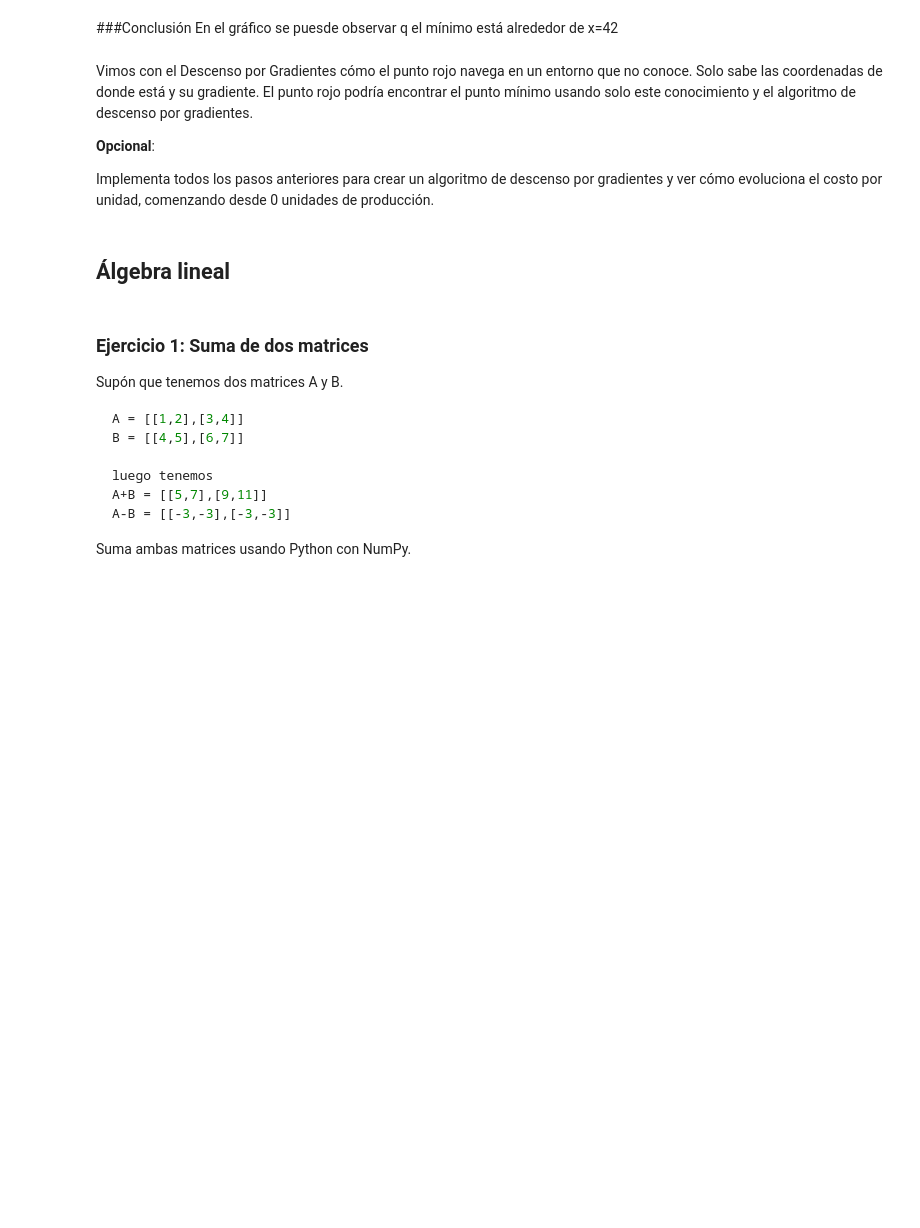
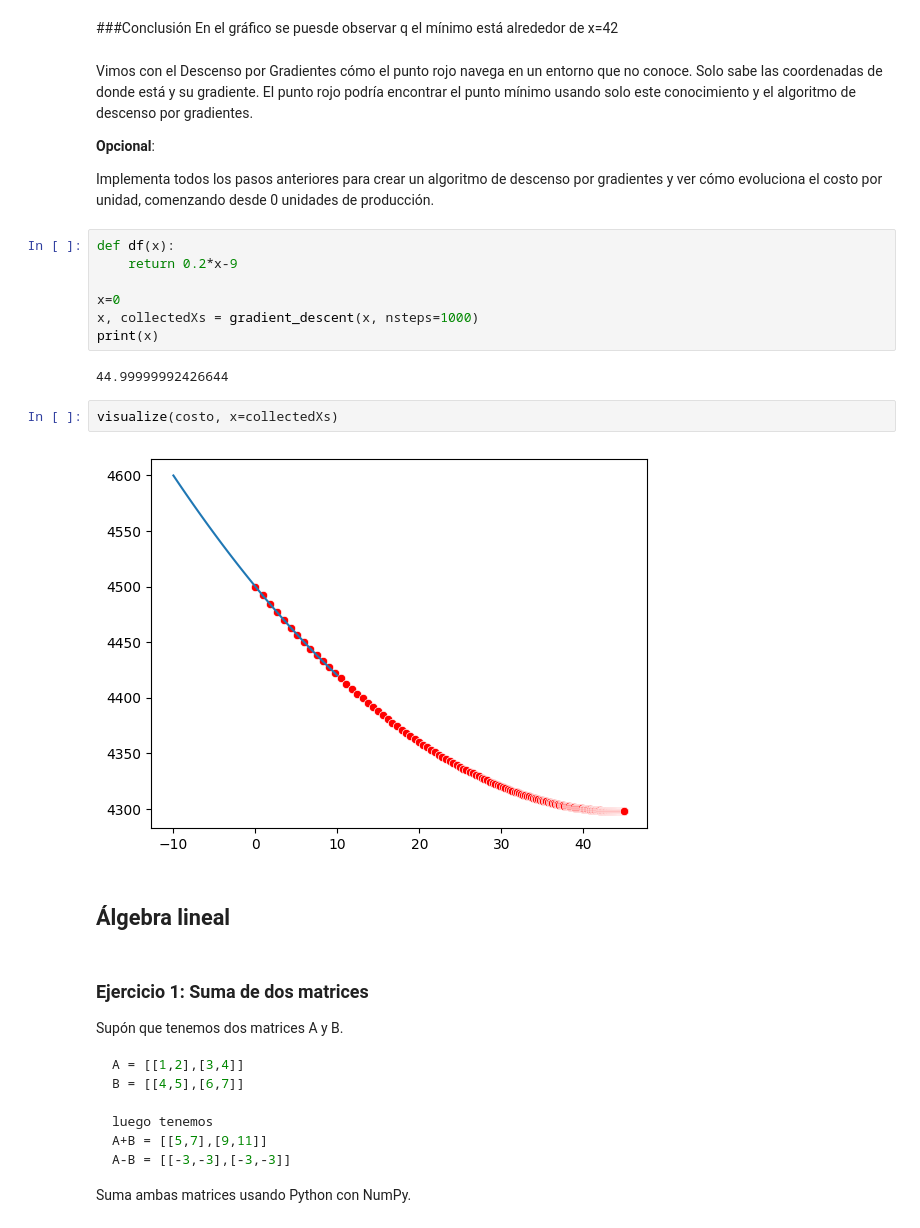
Before and after one commit to 4GeeksAcademy/calculus-and-algebra-problems-with-pythonmg, a Jupyter notebook: notebook/problems.es.ipynb, the cells around one changed output. Cells and saved outputs as stored; diff of their text form; blank space fills up the shorter version.

```diff
--- a/notebook/problems.es.ipynb
+++ b/notebook/problems.es.ipynb
@@ -298,6 +300,19 @@ Vimos con el Descenso por Gradientes cómo el punto rojo navega en un entorno qu
 **Opcional**:
 
 Implementa todos los pasos anteriores para crear un algoritmo de descenso por gradientes y ver cómo evoluciona el costo por unidad, comenzando desde 0 unidades de producción.
+# %%
+def df(x):
+    return 0.2*x-9
+
+x=0
+x, collectedXs = gradient_descent(x, nsteps=1000)
+print(x)
+# %% [output]
+44.99999992426644
+# %%
+visualize(costo, x=collectedXs)
+# %% [output]
+[figure, added]
 # %% [markdown]
 ## Álgebra lineal
 # %% [markdown]
```
Also changed, not shown: parts of 12 cells of this notebook.
